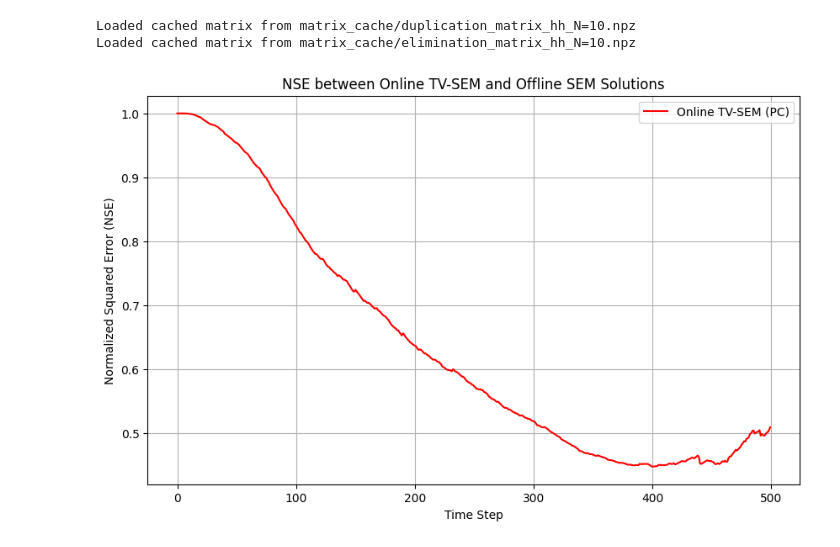
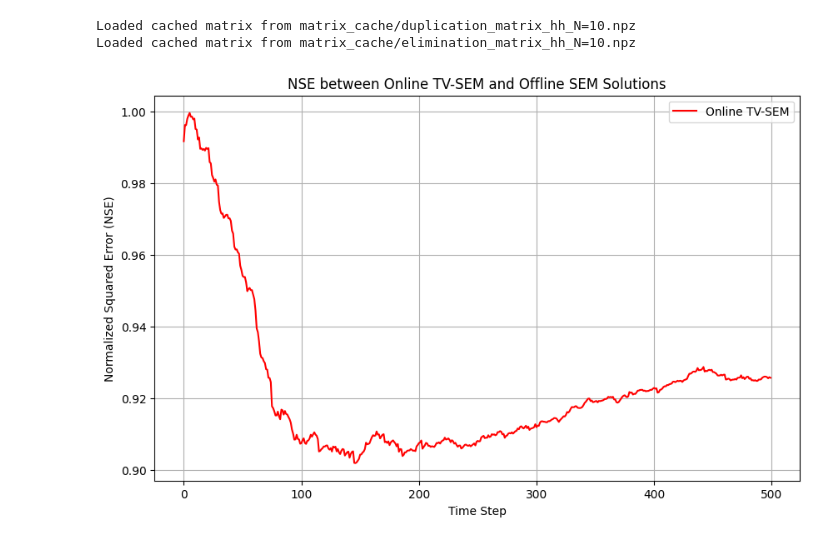
Before and after one commit to fmjp1012/tvgti, a Jupyter notebook: sandbox_pp.ipynb, the cells around one changed output. Cells and saved outputs as stored; diff of their text form; code cells hidden in the pictures.

```diff
--- a/sandbox_pp.ipynb
+++ b/sandbox_pp.ipynb
@@ -10,5 +10,5 @@ from models import TimeVaryingSEM
 # %%
-def generate_random_S(N, sparsity=0.2, max_weight=0.5, seed=None):
+def generate_random_S(N, sparsity=0, max_weight=0.5, seed=None):
     """
     Generates a random symmetric sparse matrix S with given sparsity and maximum weight.
     Ensures that the spectral radius of S is less than 1 for stability.
@@ -28,16 +28,16 @@ def generate_random_S(N, sparsity=0.2, max_weight=0.5, seed=None):
     S = np.zeros((N, N))
 
     for i in range(N):
-        for j in range(i + 1, N):  # 上三角部分のみを設定
+        for j in range(i + 1, N):
             if np.random.rand() < sparsity:
                 weight = np.random.uniform(0, max_weight)
                 S[i, j] = weight
-                S[j, i] = weight  # 対称性を保つために反対側も同じ値に設定
+                S[j, i] = weight
 
     # Ensure spectral radius < 1
     spectral_radius = max(abs(eigvals(S)))
     if spectral_radius >= 1:
-        S = S / (spectral_radius + 0.1)  # Scale down to ensure stability
+        S = S / (spectral_radius + 0.1)
 
     return S
 
@@ -57,10 +57,10 @@ def modify_S(S, edge_indices, factor=2.0):
     for (i, j) in edge_indices:
         if i != j:
             S_modified[i, j] *= factor
-            S_modified[j, i] *= factor  # Ensure symmetry
+            S_modified[j, i] *= factor
     return S_modified
 
-def generate_stationary_X(N, T, sparsity=0.2, max_weight=0.5, std_e=np.sqrt(0.5), seed=None):
+def generate_stationary_X(N, T, sparsity=0, max_weight=0.5, std_e=np.sqrt(0.5), seed=None):
     S = generate_random_S(N, sparsity=sparsity, max_weight=max_weight, seed=seed)
     S_series = [S for _ in range(T)]
     e_t_series = np.random.normal(0, std_e, size=(N, T))
@@ -92,16 +92,13 @@ def solve_offline_sem(X_up_to_t, lambda_reg):
     N, t = X_up_to_t.shape
     S = cp.Variable((N, N), symmetric=True)
 
-    # Objective: (1/(2t)) ||X - S X||_F^2 + lambda * ||S||_1
-    objective = (1/(2*t)) * cp.norm(X_up_to_t - S @ X_up_to_t, 'fro') + lambda_reg * cp.norm1(S)
+    # objective = (1/(2*t)) * cp.norm(X_up_to_t - S @ X_up_to_t, 'fro') + lambda_reg * cp.norm1(S)
+    objective = (1/(2*t)) * cp.norm(X_up_to_t - S @ X_up_to_t, 'fro')
 
-    # Constraints: S is hollow (zero diagonal)
     constraints = [cp.diag(S) == 0]
 
-    # Define problem
     prob = cp.Problem(cp.Minimize(objective), constraints)
 
-    # Solve problem
     prob.solve(solver=cp.SCS, verbose=False)
 
     if prob.status not in ["optimal", "optimal_inaccurate"]:
@@ -110,49 +107,45 @@ def solve_offline_sem(X_up_to_t, lambda_reg):
     S_opt = S.value
     return S_opt
 # %%
-# Simulation parameters
-N = 10          # Number of nodes
-T = 500      # Number of time steps for simulation (adjust as needed)
-sparsity = 0.2  # Initial sparsity
+N = 10
+T = 500
+sparsity = 0.5
 max_weight = 0.4
 change_time = T // 2
-# Define edges to modify: list of tuples (i, j)
-# For example, modify edges between node 0 and 1, and node 2 and 3
-# change_indices = [(0, 1), (2, 3), (4, 5)]
 variance_e = 0.5
 std_e = np.sqrt(variance_e)
-seed = 42  # For reproducibility
-# TV-SEM Simulation
+seed = 42
+
+# TV-SEMシミュレーション
 S_series, X = generate_stationary_X(N=N, T=T, sparsity=sparsity, max_weight=max_weight,
                                     std_e=std_e, seed=seed)
-# Online TV-SEM Parameters
-P = 1  # Number of prediction steps
-C = 1  # Number of correction steps
-lambda_reg = 0.005  # Regularization parameter
-gamma = 0.999  # Forgetting factor for empirical covariance
-alpha = 0.01  # Step size for prediction
-beta = 0.01   # Step size for correction
+
+# オンラインTV-SEMパラメータ
+P = 0
+C = 1
+lambda_reg = 0
+gamma = 0.999
+alpha = 0.01
+beta = 0.00001
 
 tv_sem = TimeVaryingSEM(N, lambda_reg, alpha, beta, gamma, P, C)
 estimates = tv_sem.run(X)
 
 NSE = []
-for i, estimate in enumerate(tqdm((estimates))):
+for i, estimate in enumerate(tqdm(estimates)):
     S_opt = solve_offline_sem(X[:, :i+1], lambda_reg)
-    # NSE.append(norm(estimate - S_series[0]) / norm(S_series[0]))
     NSE.append(norm(estimate - S_opt) / norm(S_opt))
 
-
-# Plot NSE over time
+# NSEの時間推移をプロット
 plt.figure(figsize=(10,6))
-plt.plot(NSE, label='Online TV-SEM (PC)', color='red')
+plt.plot(NSE, label='Online TV-SEM', color='red')
 plt.xlabel('Time Step')
 plt.ylabel('Normalized Squared Error (NSE)')
 plt.title('NSE between Online TV-SEM and Offline SEM Solutions')
 plt.legend()
 plt.grid(True)
 plt.show()
 # %% [output]
 Loaded cached matrix from matrix_cache/duplication_matrix_hh_N=10.npz
 Loaded cached matrix from matrix_cache/elimination_matrix_hh_N=10.npz
-[figure, old version]
+[figure, new version]
```
Also changed, not shown: parts of 2 cells of this notebook, 6 other files.
